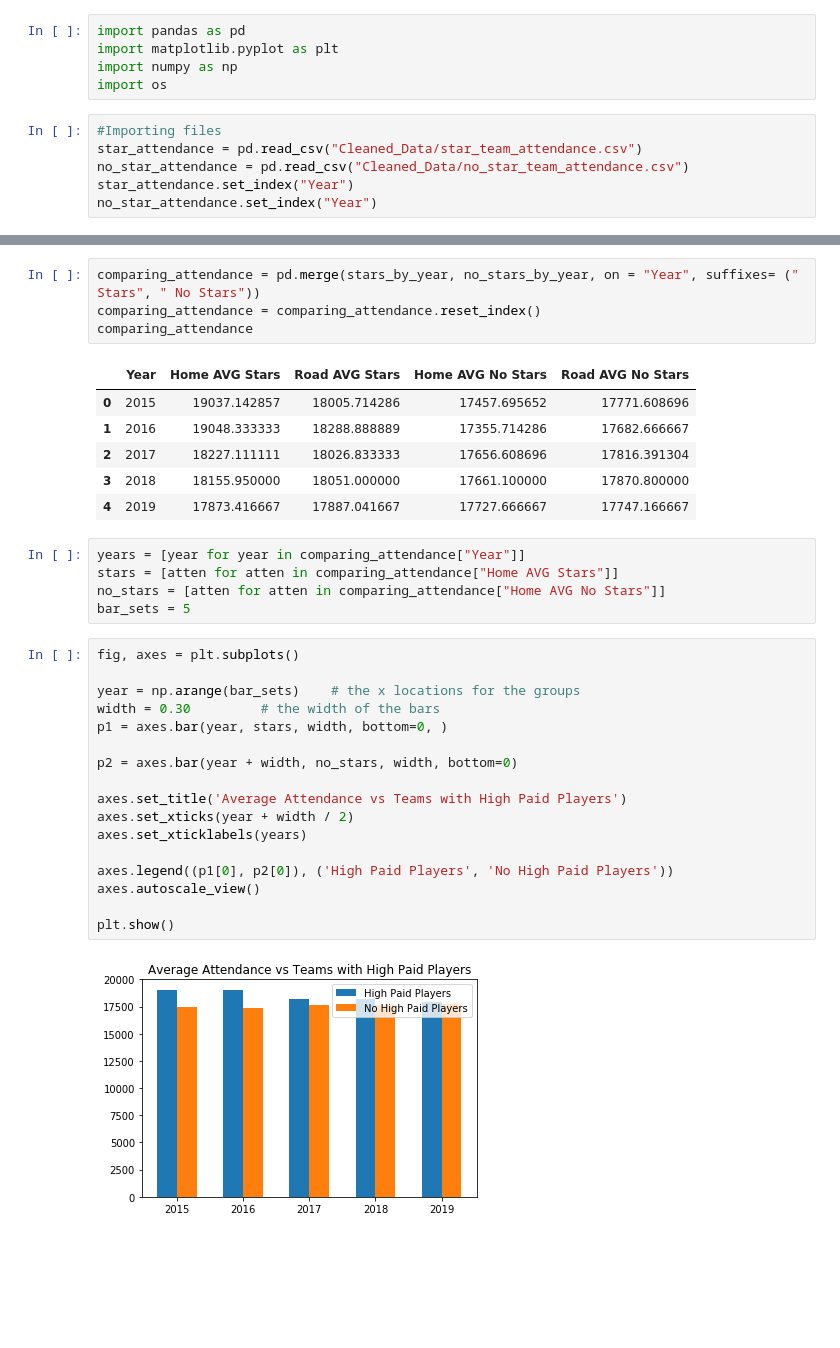
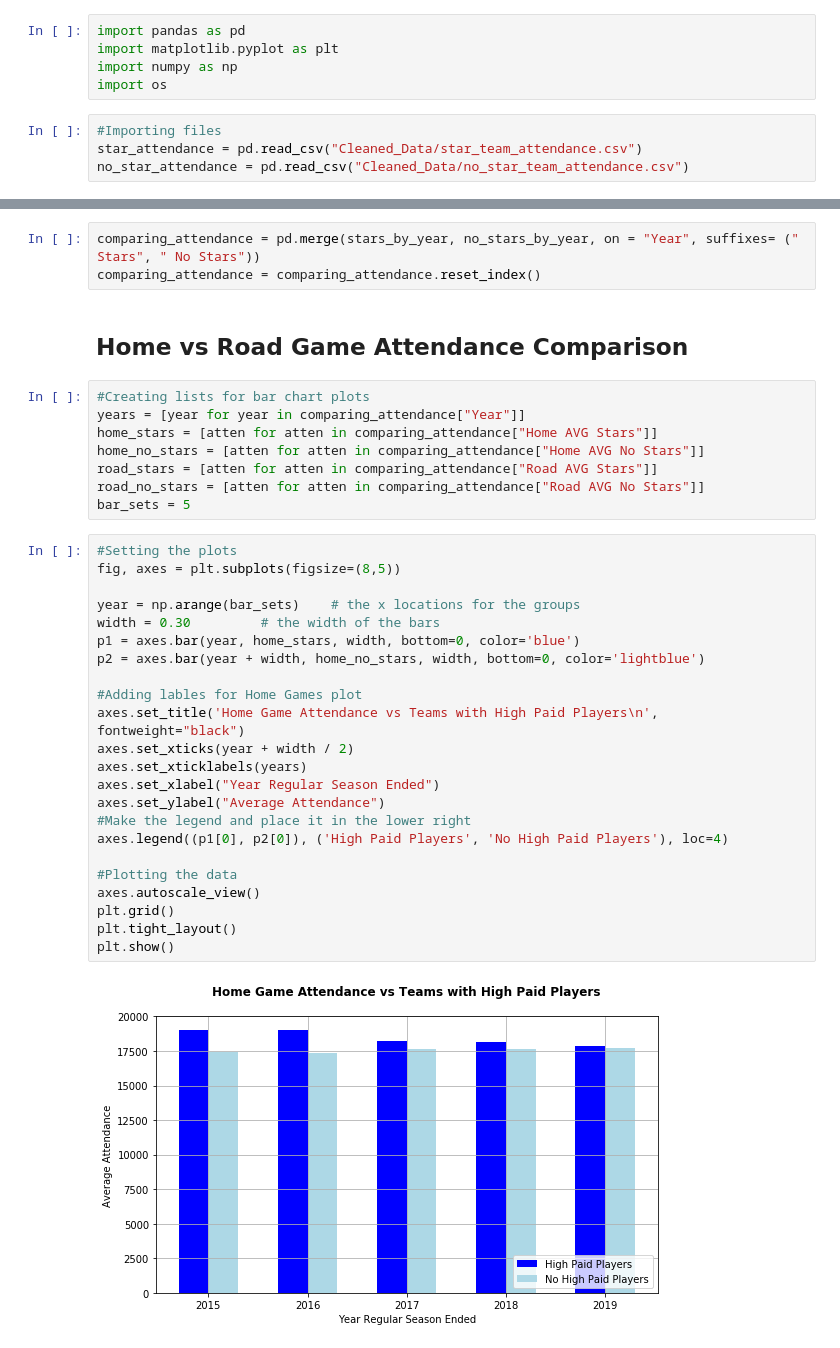
Before and after one commit to Michelin96/project-one, a Jupyter notebook: star_attendance_plots.ipynb, the cells around one changed output, grey strips where cells are left out. Drawn from its saved outputs; the diff is of its cells as text; blank space fills up the shorter version.

Commit message:
Finished attendance plots and added analysis to the readme

```diff
--- a/star_attendance_plots.ipynb
+++ b/star_attendance_plots.ipynb
@@ -9,6 +10,4 @@ import os
 #Importing files
 star_attendance = pd.read_csv("Cleaned_Data/star_team_attendance.csv")
 no_star_attendance = pd.read_csv("Cleaned_Data/no_star_team_attendance.csv")
-star_attendance.set_index("Year")
-no_star_attendance.set_index("Year")
 # %% [output]
@@ -41,35 +31,38 @@ stars_by_year
 # %%
 comparing_attendance = pd.merge(stars_by_year, no_stars_by_year, on = "Year", suffixes= (" Stars", " No Stars"))
 comparing_attendance = comparing_attendance.reset_index()
-comparing_attendance
-# %% [output]
-|  | Year | Home AVG Stars | Road AVG Stars | Home AVG No Stars | Road AVG No Stars |
-| 0 | 2015 | 19037.142857 | 18005.714286 | 17457.695652 | 17771.608696 |
-| 1 | 2016 | 19048.333333 | 18288.888889 | 17355.714286 | 17682.666667 |
-| 2 | 2017 | 18227.111111 | 18026.833333 | 17656.608696 | 17816.391304 |
-| 3 | 2018 | 18155.950000 | 18051.000000 | 17661.100000 | 17870.800000 |
-| 4 | 2019 | 17873.416667 | 17887.041667 | 17727.666667 | 17747.166667 |
+# %% [markdown]
+## Home vs Road Game Attendance Comparison
 # %%
+#Creating lists for bar chart plots
 years = [year for year in comparing_attendance["Year"]]
-stars = [atten for atten in comparing_attendance["Home AVG Stars"]]
-no_stars = [atten for atten in comparing_attendance["Home AVG No Stars"]]
+home_stars = [atten for atten in comparing_attendance["Home AVG Stars"]]
+home_no_stars = [atten for atten in comparing_attendance["Home AVG No Stars"]]
+road_stars = [atten for atten in comparing_attendance["Road AVG Stars"]]
+road_no_stars = [atten for atten in comparing_attendance["Road AVG No Stars"]]
 bar_sets = 5
 # %%
-fig, axes = plt.subplots()
+#Setting the plots
+fig, axes = plt.subplots(figsize=(8,5))
 
 year = np.arange(bar_sets)    # the x locations for the groups
 width = 0.30         # the width of the bars
-p1 = axes.bar(year, stars, width, bottom=0, )
+p1 = axes.bar(year, home_stars, width, bottom=0, color='blue')
+p2 = axes.bar(year + width, home_no_stars, width, bottom=0, color='lightblue')
 
-p2 = axes.bar(year + width, no_stars, width, bottom=0)
-
-axes.set_title('Average Attendance vs Teams with High Paid Players')
+#Adding lables for Home Games plot
+axes.set_title('Home Game Attendance vs Teams with High Paid Players\n', fontweight="black")
 axes.set_xticks(year + width / 2)
 axes.set_xticklabels(years)
+axes.set_xlabel("Year Regular Season Ended")
+axes.set_ylabel("Average Attendance")
+#Make the legend and place it in the lower right
+axes.legend((p1[0], p2[0]), ('High Paid Players', 'No High Paid Players'), loc=4)
 
-axes.legend((p1[0], p2[0]), ('High Paid Players', 'No High Paid Players'))
+#Plotting the data
 axes.autoscale_view()
-
+plt.grid()
+plt.tight_layout()
 plt.show()
 # %% [output]
-[figure, old version]
+[figure, new version]
```
Also changed, not shown: parts of 10 cells of this notebook, 3 other files.
